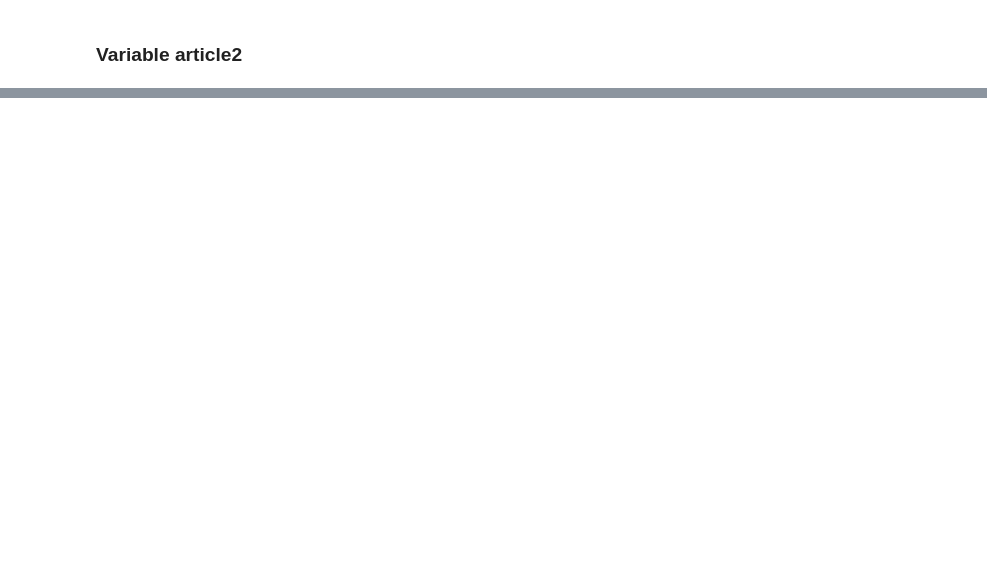
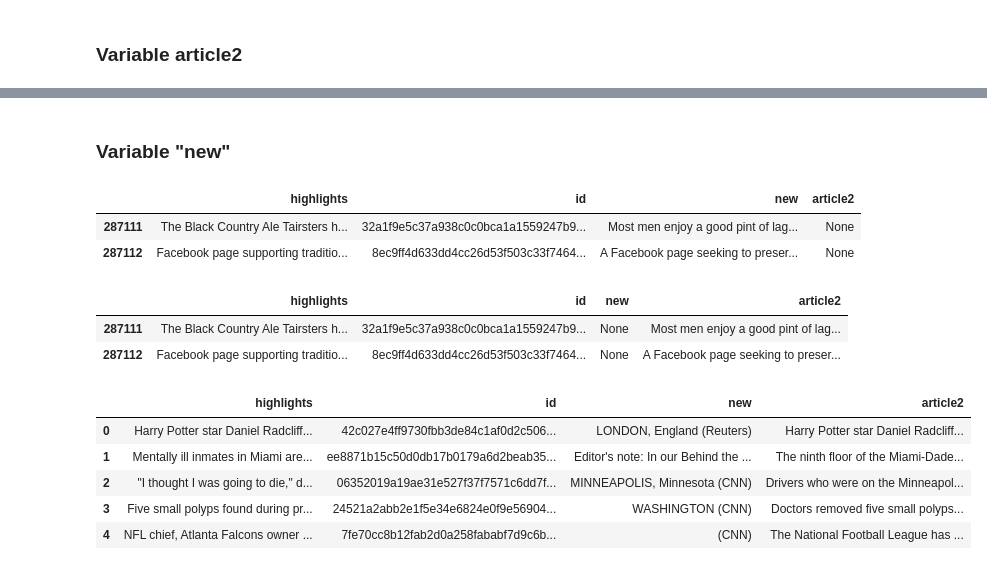
Before and after one commit to andressj1/Prueba-Tecnica, a Jupyter notebook: Copia_de_Prueba_Técnica.ipynb, the cells around one changed output, grey strips where cells are left out. Drawn from its saved outputs; the diff is of its cells as text; code cells hidden in the pictures; blank space fills up the shorter version.

```diff
--- a/Copia_de_Prueba_Técnica.ipynb
+++ b/Copia_de_Prueba_Técnica.ipynb
@@ -192,0 +158,25 @@ df4.head(3)
+# %% [markdown]
+### Variable "new"
+# %%
+df.tail(2) #Muestra las dos ultimas filas
+# %% [output]
+|  | highlights | id | new | article2 |
+| 287111 | The Black Country Ale Tairsters h... | 32a1f9e5c37a938c0c0bca1a1559247b9... | Most men enjoy a good pint of lag... | None |
+| 287112 | Facebook page supporting traditio... | 8ec9ff4d633dd4cc26d53f503c33f7464... | A Facebook page seeking to preser... | None |
+# %%
+df.loc[df['article2'].isna(), 'article2'] = df['new'] #Me rellena los nulos de "article2" con las filas de "new"
+df.loc[df['article2'] == df['new'], 'new'] = None #Me elimina las filas de "new" que sean similares a "article2"
+df.tail(2)
+# %% [output]
+|  | highlights | id | new | article2 |
+| 287111 | The Black Country Ale Tairsters h... | 32a1f9e5c37a938c0c0bca1a1559247b9... | None | Most men enjoy a good pint of lag... |
+| 287112 | Facebook page supporting traditio... | 8ec9ff4d633dd4cc26d53f503c33f7464... | None | A Facebook page seeking to preser... |
+# %%
+df.head(5)
+# %% [output]
+|  | highlights | id | new | article2 |
+| 0 | Harry Potter star Daniel Radcliff... | 42c027e4ff9730fbb3de84c1af0d2c506... | LONDON, England (Reuters) | Harry Potter star Daniel Radcliff... |
+| 1 | Mentally ill inmates in Miami are... | ee8871b15c50d0db17b0179a6d2beab35... | Editor's note: In our Behind the ... | The ninth floor of the Miami-Dade... |
+| 2 | "I thought I was going to die," d... | 06352019a19ae31e527f37f7571c6dd7f... | MINNEAPOLIS, Minnesota (CNN) | Drivers who were on the Minneapol... |
+| 3 | Five small polyps found during pr... | 24521a2abb2e1f5e34e6824e0f9e56904... | WASHINGTON (CNN) | Doctors removed five small polyps... |
+| 4 | NFL chief, Atlanta Falcons owner ... | 7fe70cc8b12fab2d0a258fababf7d9c6b... | (CNN) | The National Football League has ... |
```
Also changed, not shown: parts of 10 cells of this notebook.
